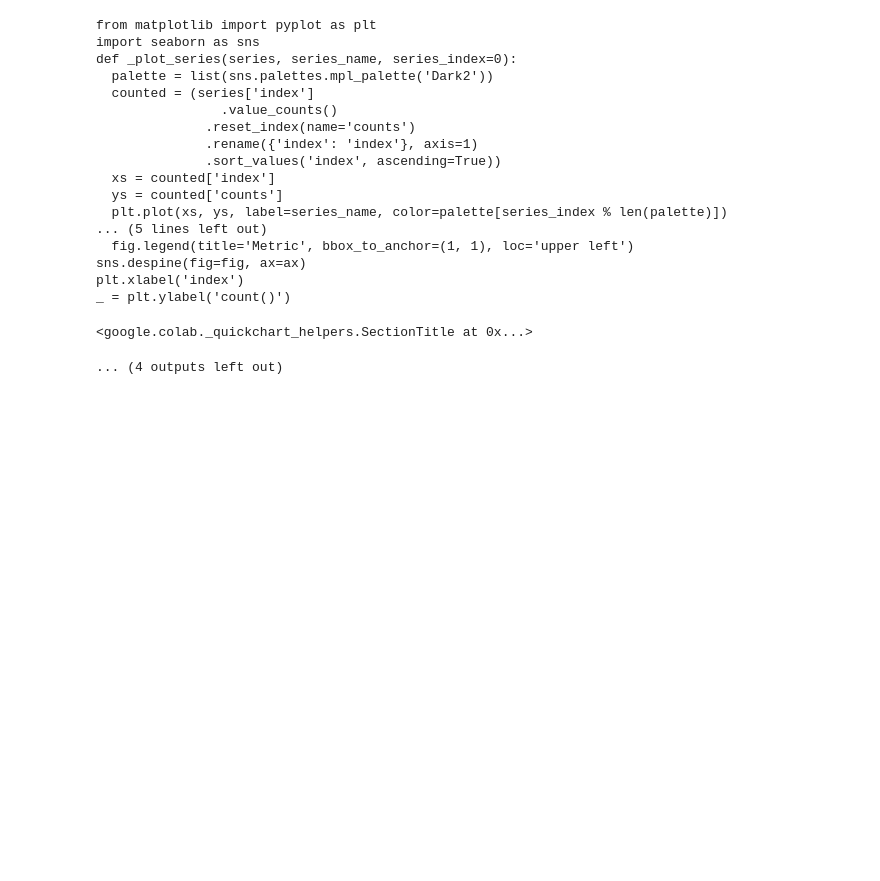
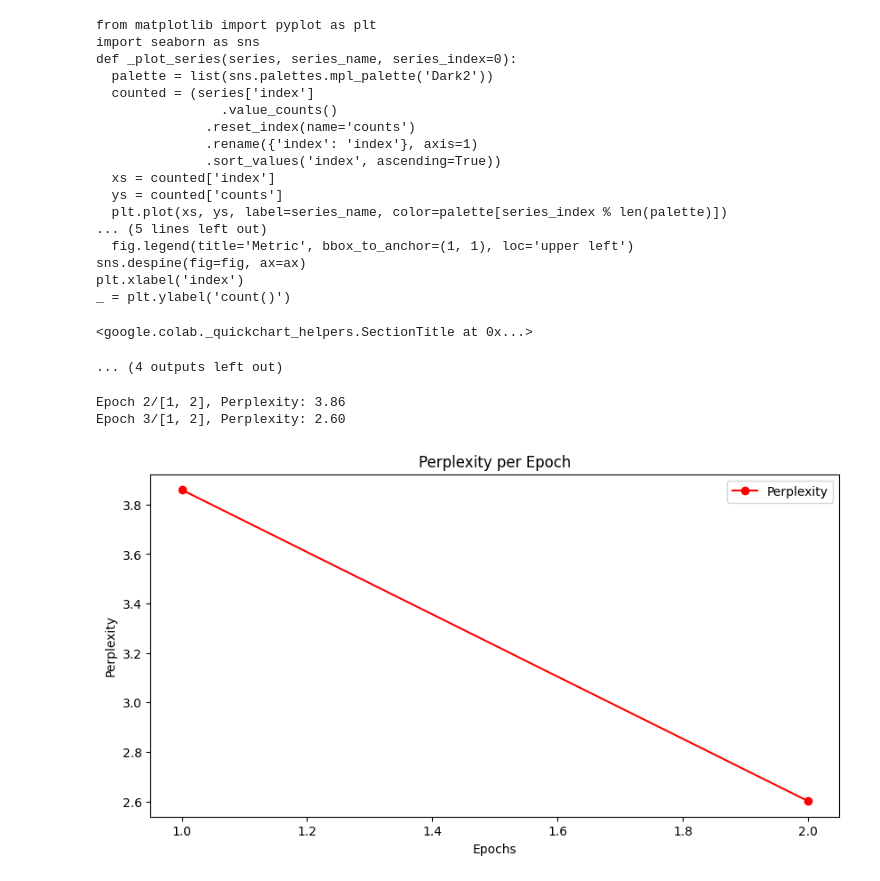
Before and after one commit to meluxis/Analysis_Transformer_ComputationalCost_Optimization, a Jupyter notebook: BaselineModelT5.ipynb, the cells around one changed output. Drawn from its saved outputs; the diff is of its cells as text; code cells hidden in the pictures; blank space fills up the shorter version.

```diff
--- a/BaselineModelT5.ipynb
+++ b/BaselineModelT5.ipynb
@@ -536,3 +539,32 @@ plt.xlabel('index')
 _ = plt.ylabel('count()')
 <google.colab._quickchart_helpers.SectionTitle at 0x...>
 ... (4 outputs left out)
+# %%
+import matplotlib.pyplot as plt
+import torch
+
+Avg_Loss=[1.3505389771969032,0.9560211656985002]
+perplexities=[]
+i=0
+epochs = [1,2]
+
+for avg_loss in Avg_Loss:
+# Perplexity Calculation
+  i+=1
+  perplexity = torch.exp(torch.tensor(avg_loss))
+  perplexities.append(perplexity.item())
+  print(f"Epoch {i+1}/{epochs}, Perplexity: {perplexity:.2f}")
+
+
+# Plot Perplexity
+plt.figure(figsize=(10, 5))
+plt.plot(epochs, perplexities, label="Perplexity", marker="o", color="red")
+plt.xlabel("Epochs")
+plt.ylabel("Perplexity")
+plt.title("Perplexity per Epoch")
+plt.legend()
+plt.show()
+# %% [output]
+Epoch 2/[1, 2], Perplexity: 3.86
+Epoch 3/[1, 2], Perplexity: 2.60
+[figure, added]
```
Also changed, not shown: parts of 2 cells of this notebook.
